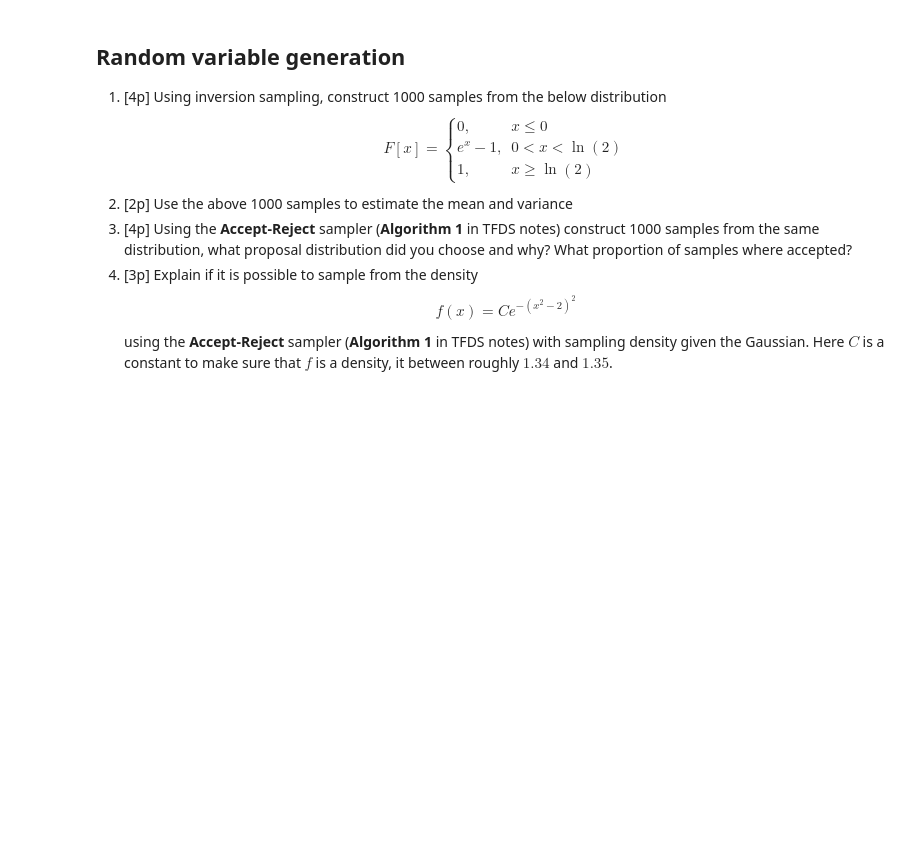
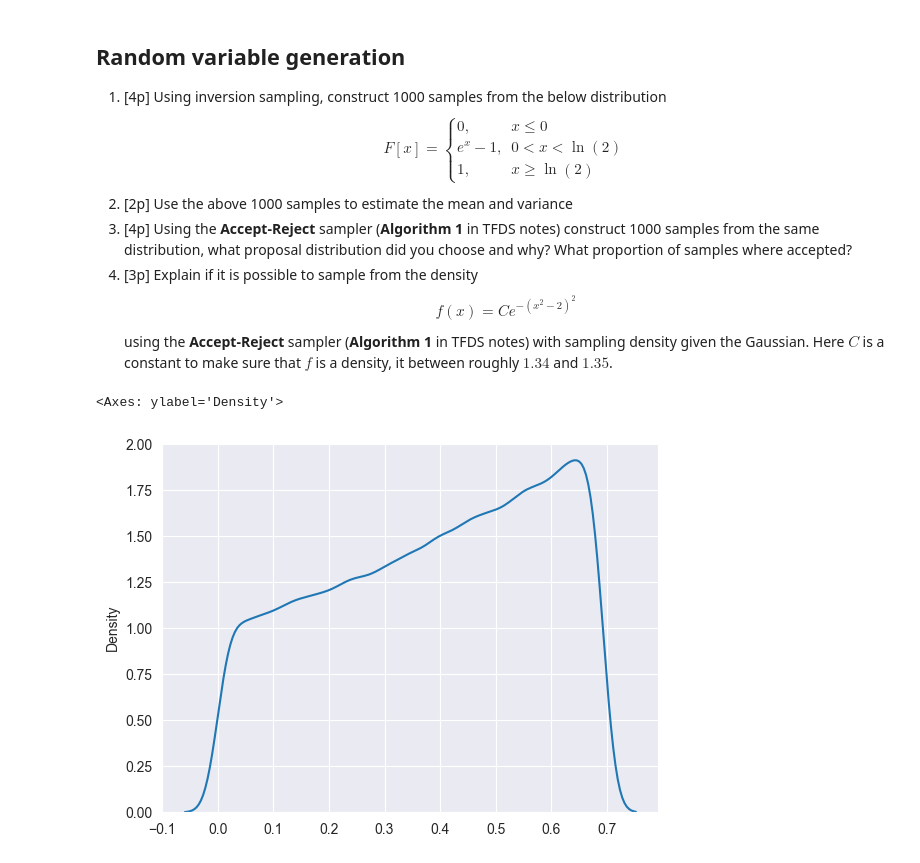
Before and after one commit to vaughankraska/data_science_2023, a Jupyter notebook: assignments/exam_from_thea.ipynb, the cells around one changed output. Drawn from its saved outputs; the diff is of its cells as text; code cells hidden in the pictures; blank space fills up the shorter version.

```diff
--- a/assignments/exam_from_thea.ipynb
+++ b/assignments/exam_from_thea.ipynb
@@ -204,13 +344,34 @@ using the **Accept-Reject** sampler (**Algorithm 1** in TFDS notes) with samplin
 # %%
 # Part 1
 
-# Write your code below
+def f_of_x(x): #this is a CDF
+    if x <= 0:
+        return 0
+    elif x < np.log(2):
+        return np.exp(x) - 1
+    else: return 1;
+
+def df_of_x(x): #ie the pdf
+    if x <= 0:
+        return 0
+    elif x < np.log(2):
+        return np.exp(x)
+    else: return 0;
+
+def f_inverse_of_x(x):
+    if x < 0: return 0;
+    if x > 1: return 0;
+    return np.log(x+1)
 # %%
 # Part 1
 
 # Put the resulting samples into the following variable
-
-problem3_samples = XXX
+problem3_samples = [f_inverse_of_x(x) for x in np.random.uniform(size=100000)]
+sns.kdeplot(problem3_samples)
+# sns.lineplot(x=np.arange(-1,1.5,.01),y=[df_of_x(x) for x in np.arange(-1,1.5,.01)])
+# %% [output]
+<Axes: ylabel='Density'>
+[figure, added]
 # %%
 # Part 2
 
```
Also changed, not shown: parts of 25 cells of this notebook, 1 other file.
